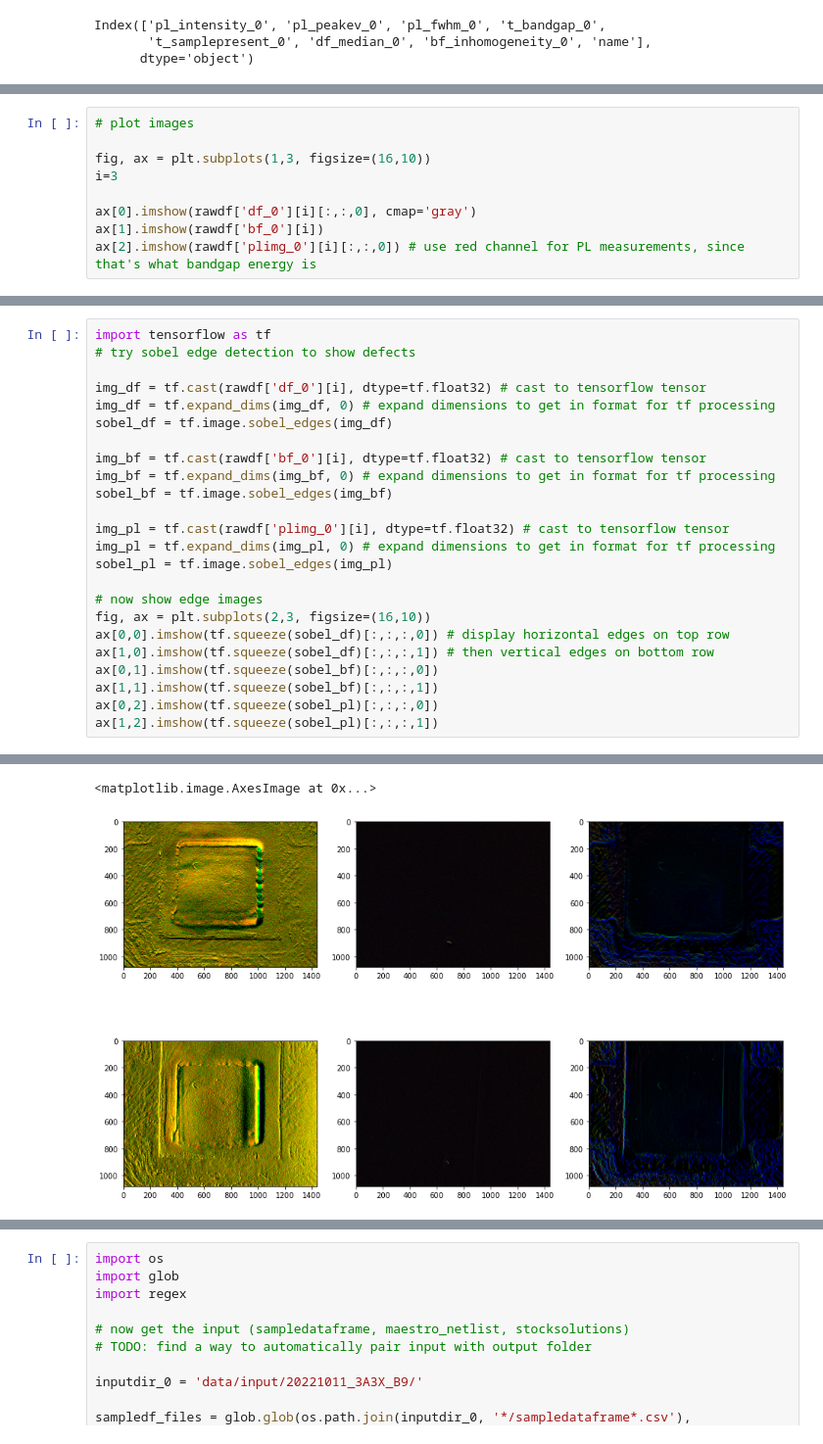
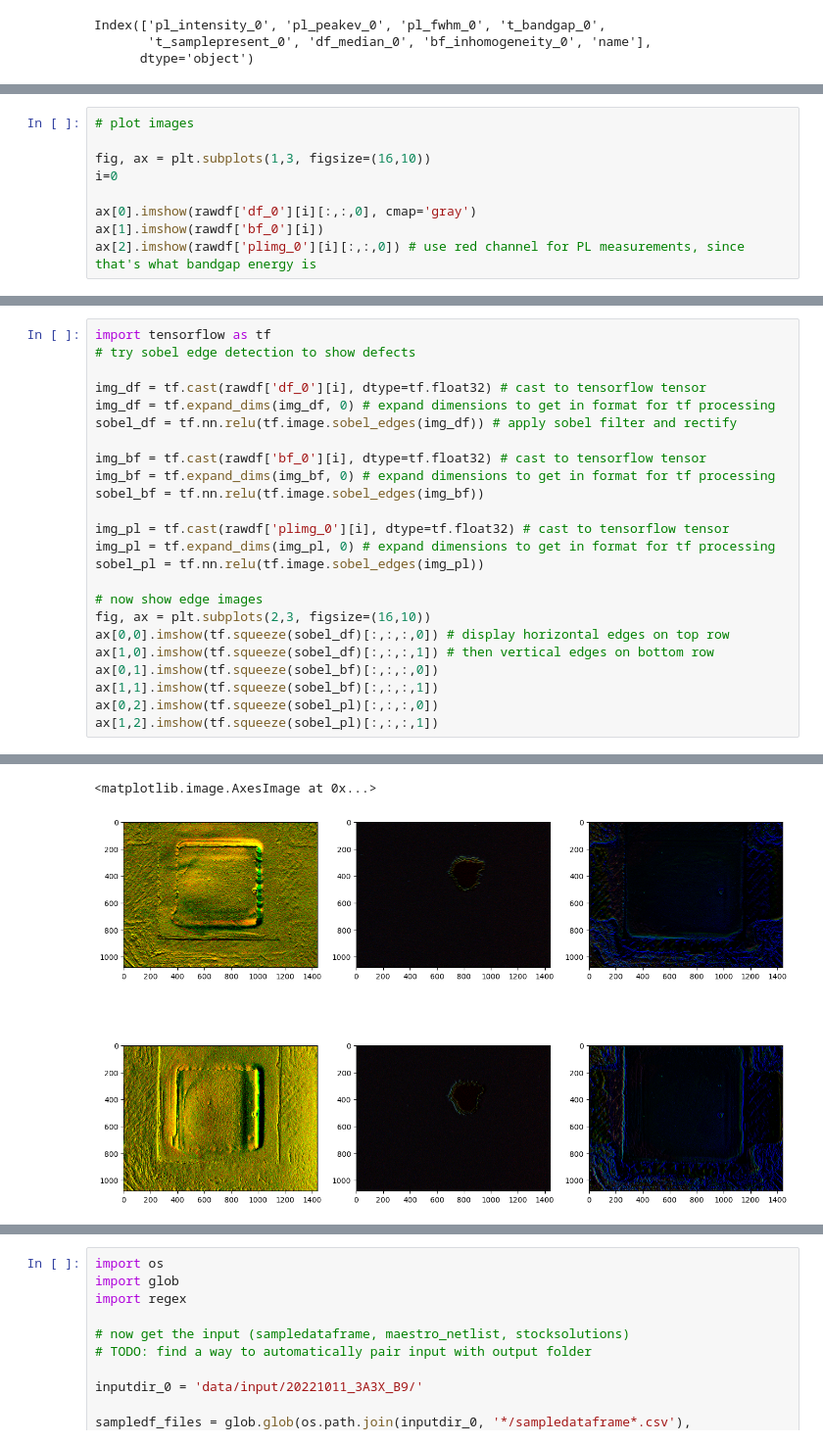
Before and after one commit to fenning-research-group/PASCAL_TrainView, a Jupyter notebook: analysis.ipynb, the cells around one changed output, grey strips where cells are left out. Shown at 98% size. Drawn from its saved outputs; the diff is of its cells as text.

```diff
--- a/analysis.ipynb
+++ b/analysis.ipynb
@@ -129,7 +129,7 @@ plimg_0 shape: (1080, 1440, 3)
 # plot images
 
 fig, ax = plt.subplots(1,3, figsize=(16,10))
-i=3
+i=0
 
 ax[0].imshow(rawdf['df_0'][i][:,:,0], cmap='gray')
 ax[1].imshow(rawdf['bf_0'][i])
@@ -214,15 +214,15 @@ import tensorflow as tf
 
 img_df = tf.cast(rawdf['df_0'][i], dtype=tf.float32) # cast to tensorflow tensor
 img_df = tf.expand_dims(img_df, 0) # expand dimensions to get in format for tf processing
-sobel_df = tf.image.sobel_edges(img_df)
+sobel_df = tf.nn.relu(tf.image.sobel_edges(img_df)) # apply sobel filter and rectify
 
 img_bf = tf.cast(rawdf['bf_0'][i], dtype=tf.float32) # cast to tensorflow tensor
 img_bf = tf.expand_dims(img_bf, 0) # expand dimensions to get in format for tf processing
-sobel_bf = tf.image.sobel_edges(img_bf)
+sobel_bf = tf.nn.relu(tf.image.sobel_edges(img_bf))
 
 img_pl = tf.cast(rawdf['plimg_0'][i], dtype=tf.float32) # cast to tensorflow tensor
 img_pl = tf.expand_dims(img_pl, 0) # expand dimensions to get in format for tf processing
-sobel_pl = tf.image.sobel_edges(img_pl)
+sobel_pl = tf.nn.relu(tf.image.sobel_edges(img_pl))
 
 # now show edge images
 fig, ax = plt.subplots(2,3, figsize=(16,10))
@@ -240,8 +236,8 @@ To enable them in other operations, rebuild TensorFlow with the appropriate comp
 Clipping input data to the valid range for imshow with RGB data ([0..1] for floats or [0..255] for integers).
 Clipping input data to the valid range for imshow with RGB data ([0..1] for floats or [0..255] for integers).
 Clipping input data to the valid range for imshow with RGB data ([0..1] for floats or [0..255] for integers).
 Clipping input data to the valid range for imshow with RGB data ([0..1] for floats or [0..255] for integers).
 Clipping input data to the valid range for imshow with RGB data ([0..1] for floats or [0..255] for integers).
 Clipping input data to the valid range for imshow with RGB data ([0..1] for floats or [0..255] for integers).
 <matplotlib.image.AxesImage at 0x...>
-[figure, old version]
+[figure, new version]
```
Also changed, not shown: parts of 8 cells of this notebook.
